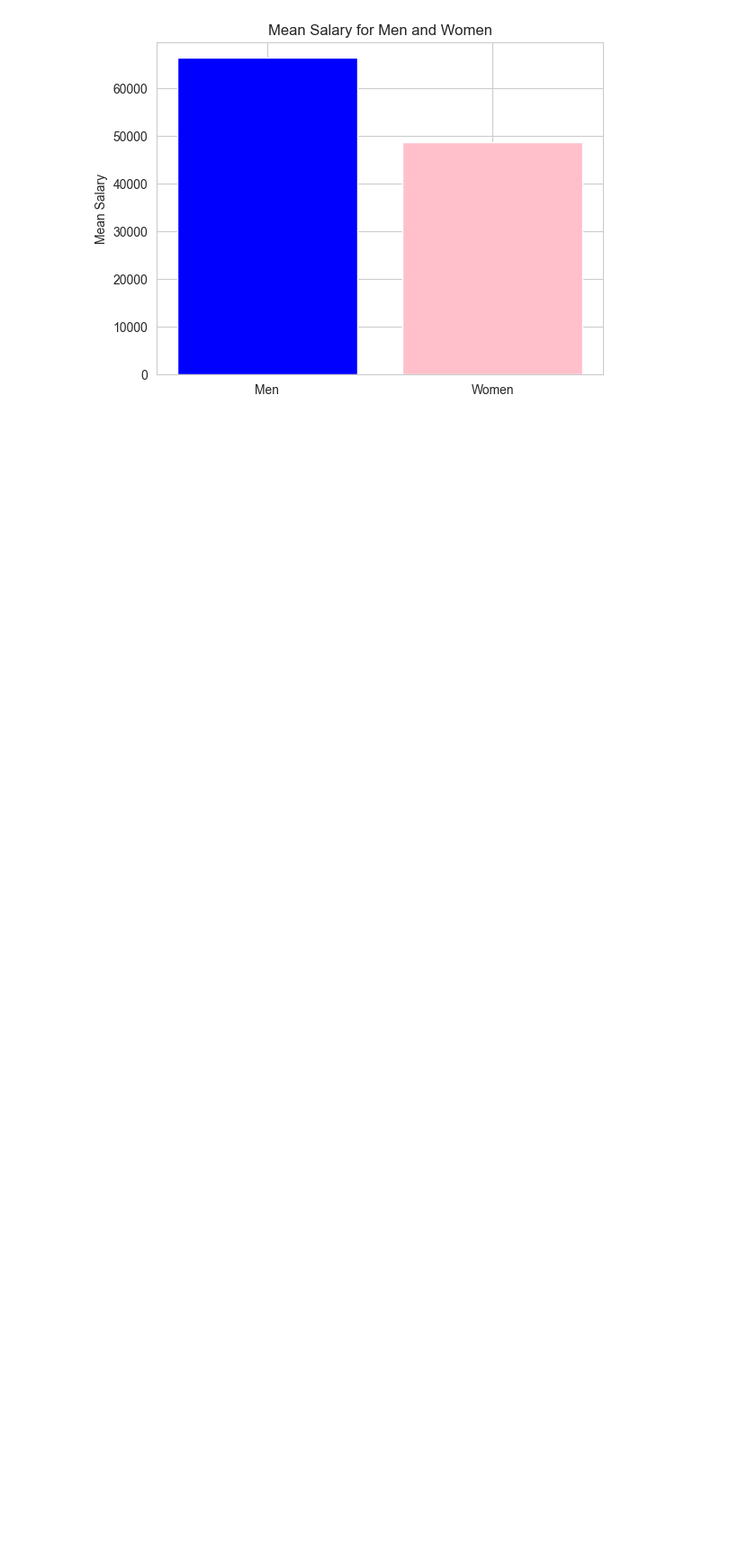
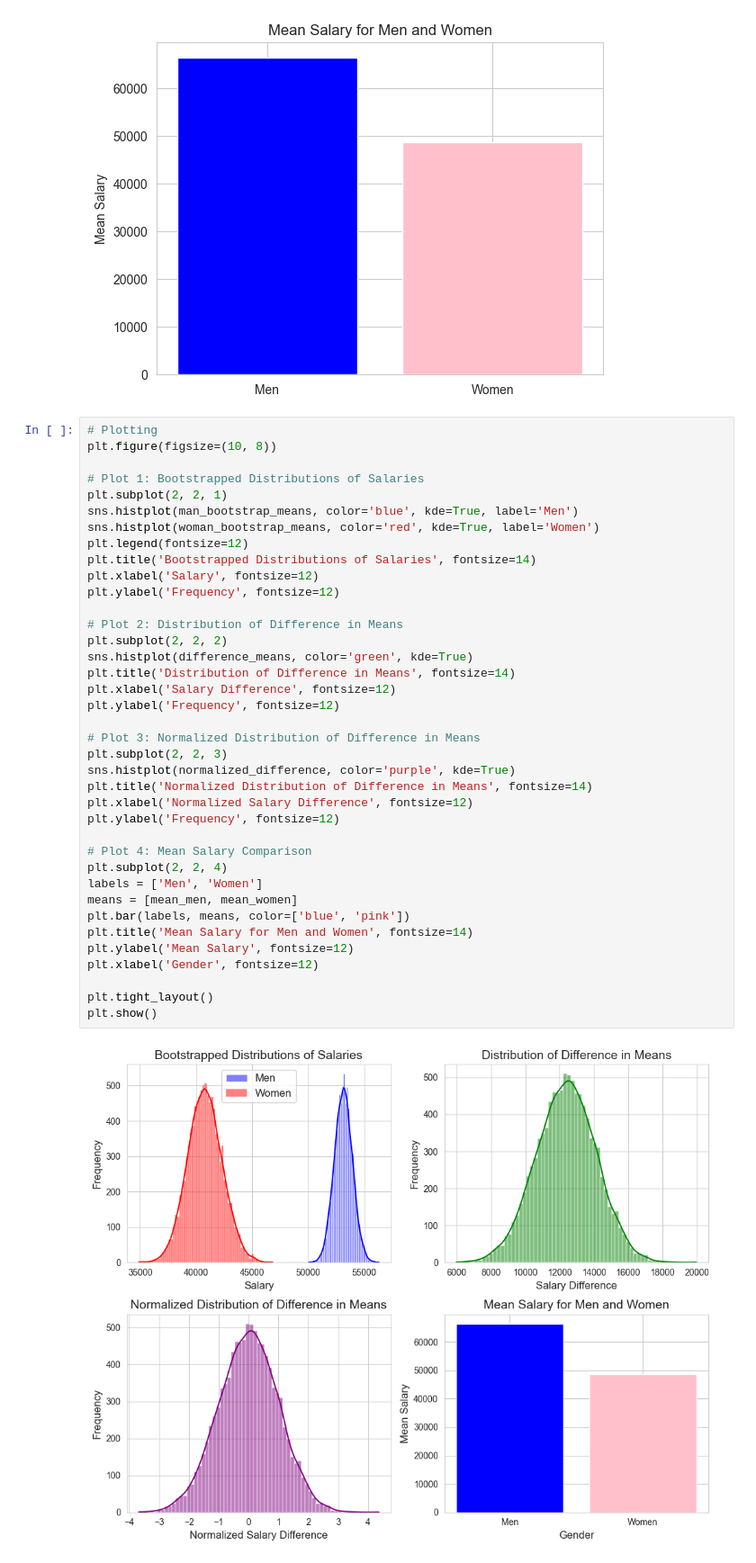
Before and after one commit to sourenpash/MIE162, a Jupyter notebook: Assignment 1/assignment_1.ipynb, the cells around one changed output. Shown: that part at 90% size. Saved outputs shown, nothing was run; the diff lists cells and outputs as text; blank space fills up the shorter version.

```diff
--- a/Assignment 1/assignment_1.ipynb
+++ b/Assignment 1/assignment_1.ipynb
@@ -210,6 +343,46 @@ plt.title('Mean Salary for Men and Women')
 plt.show()
 # %% [output]
 [figure]
+# %%
+# Plotting
+plt.figure(figsize=(10, 8))
+
+# Plot 1: Bootstrapped Distributions of Salaries
+plt.subplot(2, 2, 1)
+sns.histplot(man_bootstrap_means, color='blue', kde=True, label='Men')
+sns.histplot(woman_bootstrap_means, color='red', kde=True, label='Women')
+plt.legend(fontsize=12)
+plt.title('Bootstrapped Distributions of Salaries', fontsize=14)
+plt.xlabel('Salary', fontsize=12)
+plt.ylabel('Frequency', fontsize=12)
+
+# Plot 2: Distribution of Difference in Means
+plt.subplot(2, 2, 2)
+sns.histplot(difference_means, color='green', kde=True)
+plt.title('Distribution of Difference in Means', fontsize=14)
+plt.xlabel('Salary Difference', fontsize=12)
+plt.ylabel('Frequency', fontsize=12)
+
+# Plot 3: Normalized Distribution of Difference in Means
+plt.subplot(2, 2, 3)
+sns.histplot(normalized_difference, color='purple', kde=True)
+plt.title('Normalized Distribution of Difference in Means', fontsize=14)
+plt.xlabel('Normalized Salary Difference', fontsize=12)
+plt.ylabel('Frequency', fontsize=12)
+
+# Plot 4: Mean Salary Comparison
+plt.subplot(2, 2, 4)
+labels = ['Men', 'Women']
+means = [mean_men, mean_women]
+plt.bar(labels, means, color=['blue', 'pink'])
+plt.title('Mean Salary for Men and Women', fontsize=14)
+plt.ylabel('Mean Salary', fontsize=12)
+plt.xlabel('Gender', fontsize=12)
+
+plt.tight_layout()
+plt.show()
+# %% [output]
+[figure, added]
 # %%
 #Q3
 # Read the dataset
```
Also changed, not shown: parts of 3 cells of this notebook, 1 other file.
